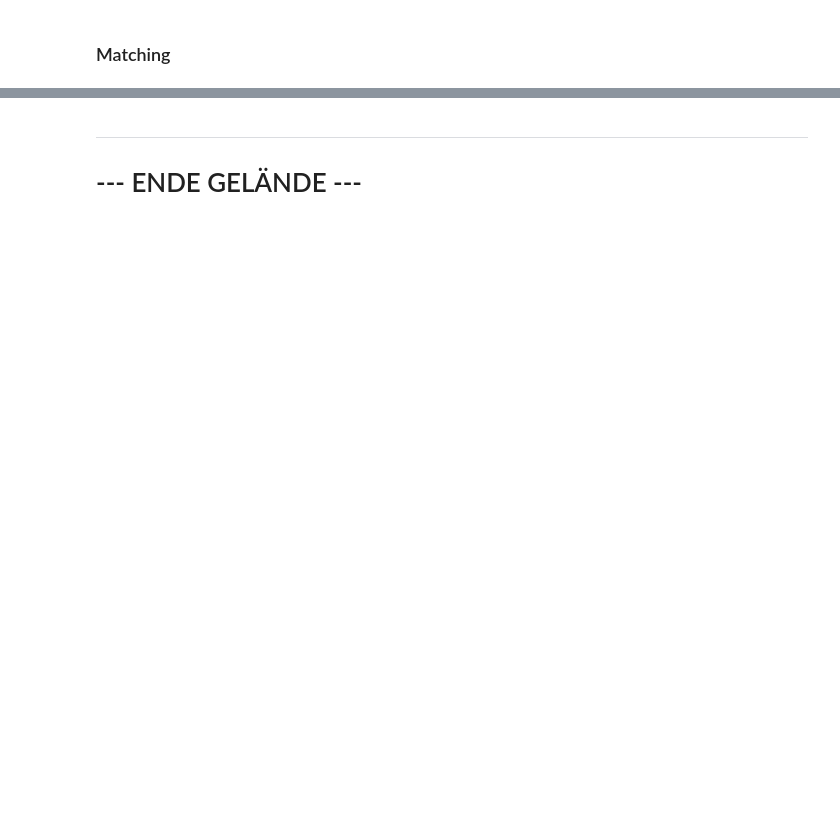
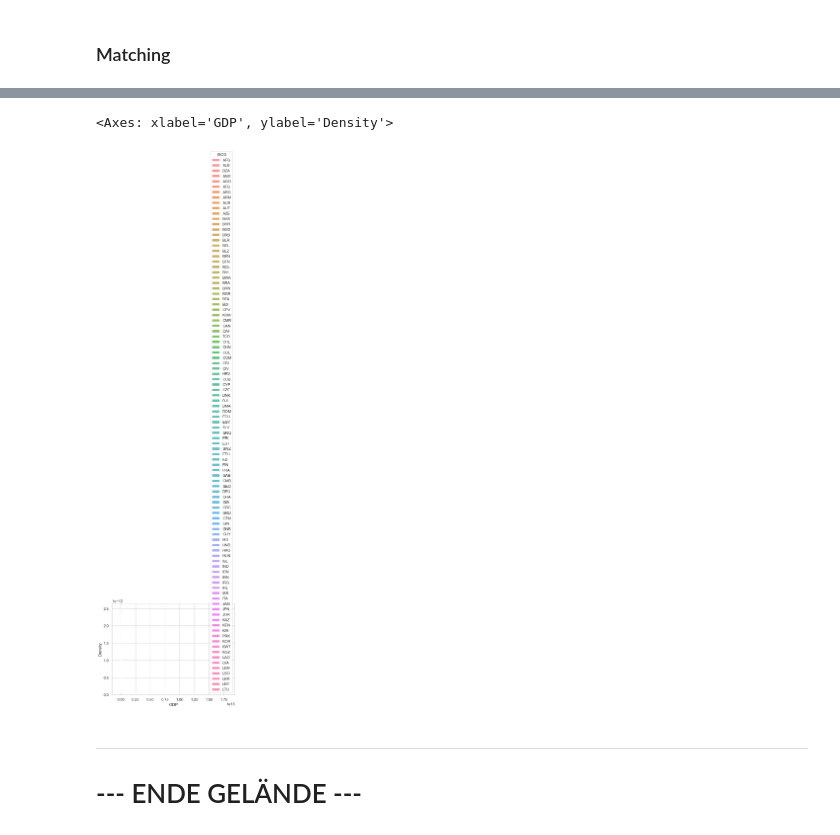
Before and after one commit to Freyness-gd/trade_under_pressure_thesis, a Jupyter notebook: main.ipynb, the cells around one changed output, grey strips where cells are left out. Saved outputs shown, nothing was run; the diff lists cells and outputs as text; code cells hidden in the pictures; blank space fills up the shorter version.

```diff
--- a/main.ipynb
+++ b/main.ipynb
@@ -809,3 +929,8 @@ list(set(country_codes_labels) - set(intersection_labels))
+# %%
+sns.kdeplot(data=gdp_melt, x="GDP", hue="ISO3", multiple="stack")
+# %% [output]
+<Axes: xlabel='GDP', ylabel='Density'>
+[figure, added]
 # %% [markdown]
 ---
 
```
Also changed, not shown: parts of 53 cells of this notebook, 1 other file.
